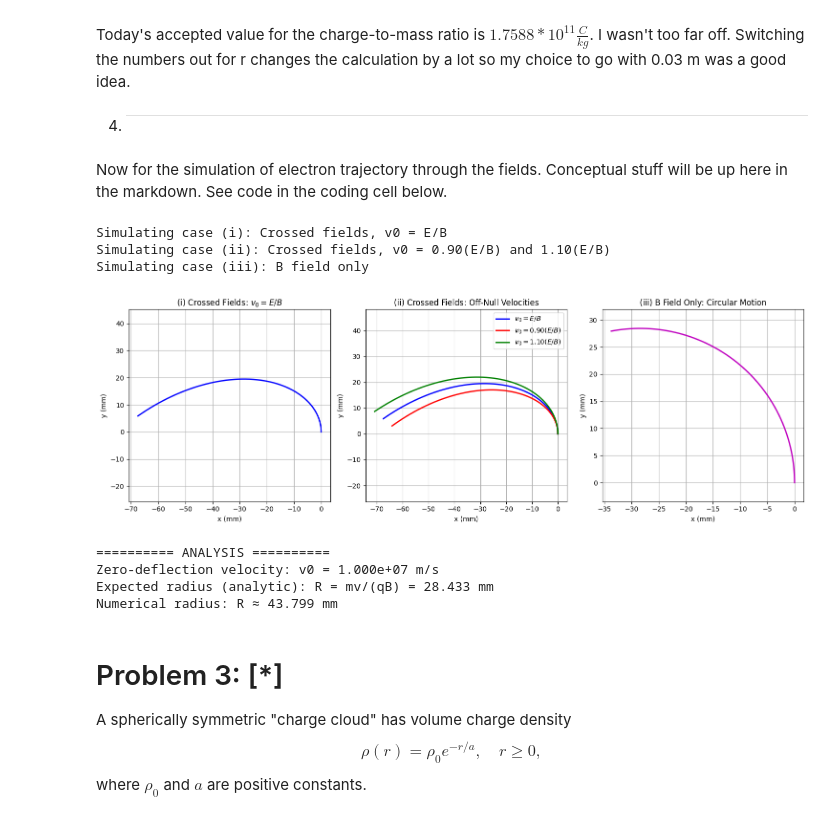
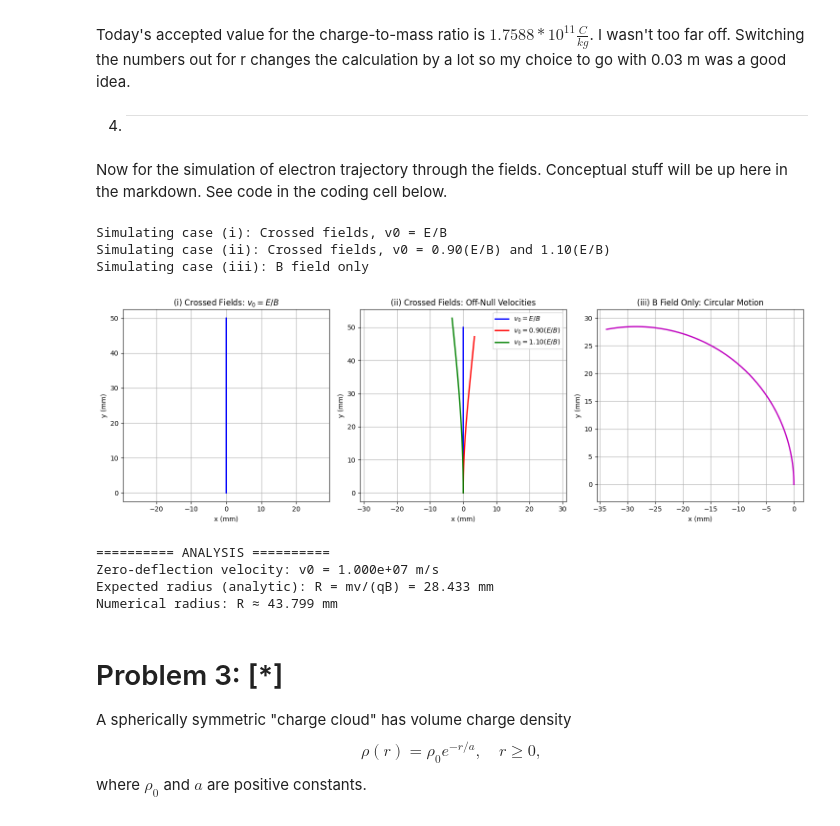
Before and after one commit to Caleb-M-Y/Spring-Acoustics---ElectroMag2, a Jupyter notebook: ElectroMag/ElectroMag2_HW1.ipynb, the cells around one changed output. Cells and saved outputs as stored; diff of their text form; code cells hidden in the pictures.

```diff
--- a/ElectroMag/ElectroMag2_HW1.ipynb
+++ b/ElectroMag/ElectroMag2_HW1.ipynb
@@ -141,19 +141,6 @@ Today's accepted value for the charge-to-mass ratio is $1.7588 * {10}^{11}\frac{
 
 4. ****************************************************************************************
 Now for the simulation of electron trajectory through the fields. Conceptual stuff will be up here in the markdown. See code in the coding cell below.
-# %%
-import numpy as np
-import matplotlib.pyplot as plt
-
-E = 2*10**4 # Electric field strength in V/m from part 1
-B = 2*10**-3 # Magnetic field strength in T from part 1
-q = 1.602*10**-19 # Charge of the particle in C
-m = 9.109*10**-31 # Mass of the particle in kg
-v = E / B # Velocity of the particle in m/s
-r = 0.03 # Radius of the circular path in m
-cmr = E / (r * B**2) # charge to mass ratio in C/kg
-v1 = 0.90 * (E/B) # 90% of the velocity from part 1 in m/s
-v2 = 1.10 * (E/B) # 110% of the velocity from part 1 in m/s
 # %%
 import numpy as np
 import matplotlib.pyplot as plt
@@ -215,7 +202,7 @@ def velocity_verlet(r0, v0, E_vec, B_vec, dt, n_steps):
 r0 = np.array([0.0, 0.0, 0.0])  # Starting at origin
 
 # Field configurations
-E_vec = np.array([E_mag, 0.0, 0.0])  # E field in +x direction
+E_vec = np.array([-E_mag, 0.0, 0.0])  # E field in +x direction
 B_vec = np.array([0.0, 0.0, B_mag])  # B field in +z direction
 
 # ========== (i) Crossed fields with v0 = E/B ==========
@@ -265,34 +252,34 @@ plt.legend()
 plt.grid(True)
 plt.axis('equal')
 
 # Plot (iii): Circular motion with B only
 plt.subplot(1, 3, 3)
 plt.plot(r4[:, 0] * 1e3, r4[:, 1] * 1e3, 'm-', linewidth=2)
 plt.xlabel('x (mm)')
 plt.ylabel('y (mm)')
 plt.title('(iii) B Field Only: Circular Motion')
 plt.grid(True)
 plt.axis('equal')
 
 plt.tight_layout()
 plt.show()
 
 # ========== ANALYSIS ==========
 print("\n========== ANALYSIS ==========")
 print(f"Zero-deflection velocity: v0 = {v0_null:.3e} m/s")
 print(f"Expected radius (analytic): R = mv/(qB) = {abs(m * v0_null / (q * B_mag)) * 1e3:.3f} mm")
 
 # Estimate radius from numerical trajectory (case iii)
 x_vals = r4[:, 0]
 y_vals = r4[:, 1]
 # Radius is approximately the maximum distance from origin
 radius_numerical = np.max(np.sqrt(x_vals**2 + y_vals**2))
 print(f"Numerical radius: R ≈ {radius_numerical * 1e3:.3f} mm")
 # %% [output]
 Simulating case (i): Crossed fields, v0 = E/B
 Simulating case (ii): Crossed fields, v0 = 0.90(E/B) and 1.10(E/B)
 Simulating case (iii): B field only
-[figure, old version]
+[figure, new version]
 ========== ANALYSIS ==========
 Zero-deflection velocity: v0 = 1.000e+07 m/s
 Expected radius (analytic): R = mv/(qB) = 28.433 mm
```
Also changed, not shown: parts of 1 cell of this notebook.
